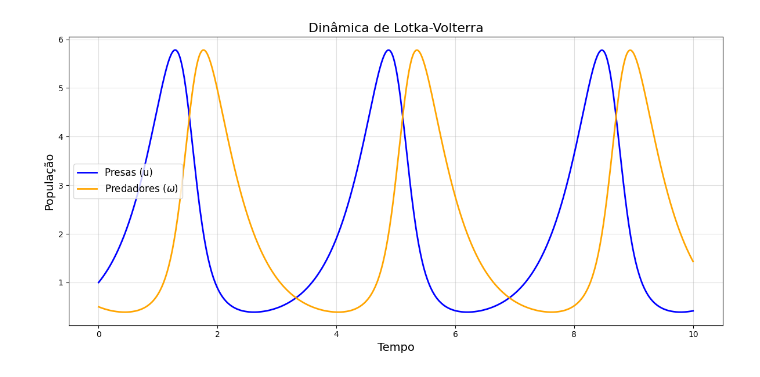
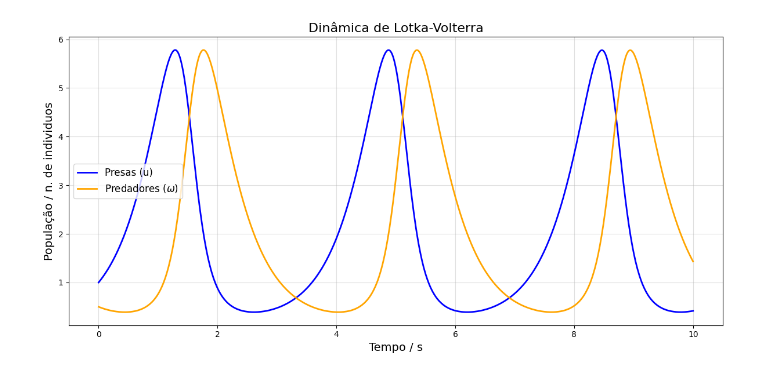
Before and after one commit to MMatheusB/UFBA, a Jupyter notebook: otimizacao/teste.ipynb, the cells around one changed output. Cells and saved outputs as stored; diff of their text form; code cells hidden in the pictures.

```diff
--- a/otimizacao/teste.ipynb
+++ b/otimizacao/teste.ipynb
@@ -34,36 +34,36 @@ x1_values.append(x0[1])
 # Iterar sobre o intervalo
 for t in range(len(interval) - 1):
     sol = F(x0=x0)  # Solução para o próximo passo
     xf_values = np.array(sol["xf"]).flatten()
     x0_values.append(xf_values[0])  # Adiciona u(t)
     x1_values.append(xf_values[1])  # Adiciona v(t)
     x0 = xf_values  # Atualiza condições iniciais para o próximo passo
 
 # Transformar em arrays NumPy
 x0_values = np.array(x0_values)
 x1_values = np.array(x1_values)
 
 # Plotar os resultados
 plt.figure(figsize=(12, 6))
 
 # População de presas
 plt.plot(interval, x0_values, label="Presas (u)", color="blue", linewidth=2)
 
 # População de predadores
 plt.plot(interval, x1_values, label="Predadores ($\omega$)", color="orange", linewidth=2)
 
 # Configurações do gráfico
 plt.title("Dinâmica de Lotka-Volterra", fontsize=16)
-plt.xlabel("Tempo", fontsize=14)
-plt.ylabel("População", fontsize=14)
+plt.xlabel("Tempo / s", fontsize=14)
+plt.ylabel("População / n. de individuos", fontsize=14)
 plt.legend(fontsize=12)
 plt.grid(alpha=0.4)
 plt.tight_layout()
 plt.show()
 # Gerar dados (usando o código anterior)
 np.savez("lotka_volterra_data.npz", t=interval, u=x0_values, v=x1_values)
 # %% [output]
-[figure, old version]
+[figure, new version]
 # %%
 import torch
 import torch.nn as nn
```
Also changed, not shown: parts of 4 cells of this notebook.
